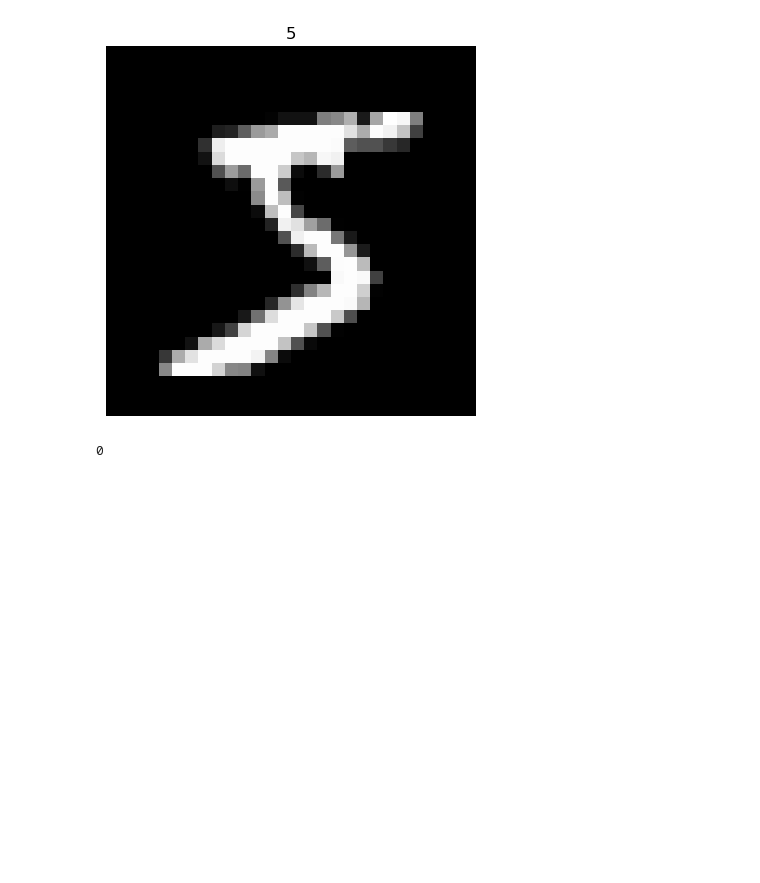
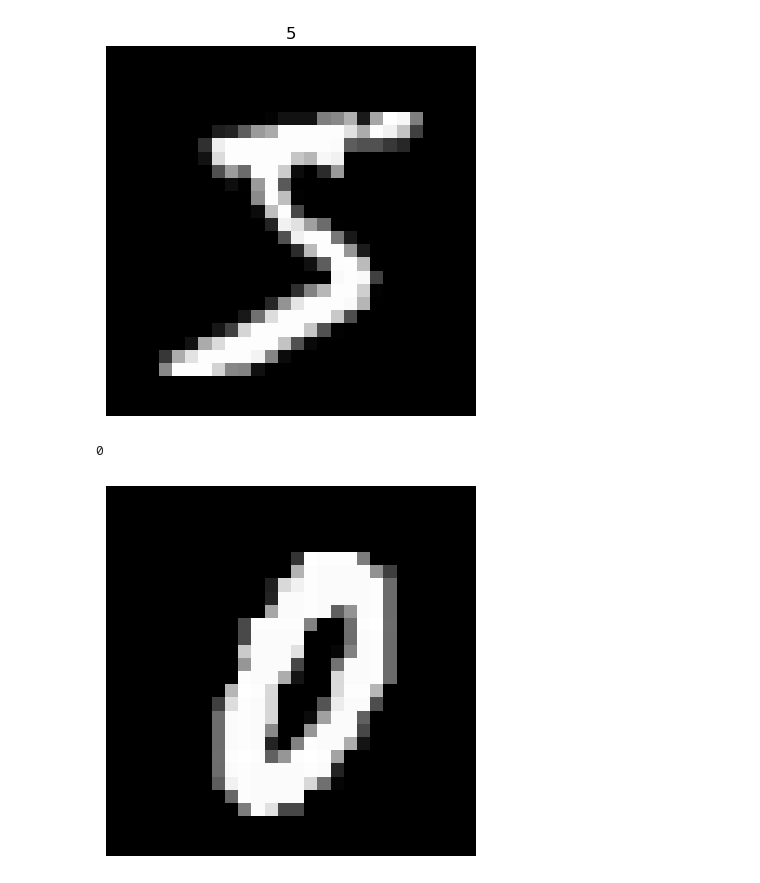
Before and after one commit to jci02/Machine-Learning-Theory, a Jupyter notebook: 1.Supervised Learning/Artificial Neural Networks/Neural Network Examples/Digit classification.ipynb, the cells around one changed output. Saved outputs shown, nothing was run; the diff lists cells and outputs as text; code cells hidden in the pictures; blank space fills up the shorter version.

```diff
--- a/1.Supervised Learning/Artificial Neural Networks/Neural Network Examples/Digit classification.ipynb
+++ b/1.Supervised Learning/Artificial Neural Networks/Neural Network Examples/Digit classification.ipynb
@@ -64,10 +70,14 @@ plt.show()
 # %%
 # Using PyTorch
 image, label = mnist[34]
 print(label)
-#image.show() # loads image into a folder
+#image.show() # Saves the image to a temporary file, launches the operating system's default image viewer and opens the image in that viewer
+plt.imshow(image, cmap="gray")
+plt.axis("off")
+plt.show()
 # %% [output]
 0
+[figure, added]
 # %% [markdown]
 # <u>Digit classification</u>
 
```
Also changed, not shown: parts of 6 cells of this notebook, 1 other file.
